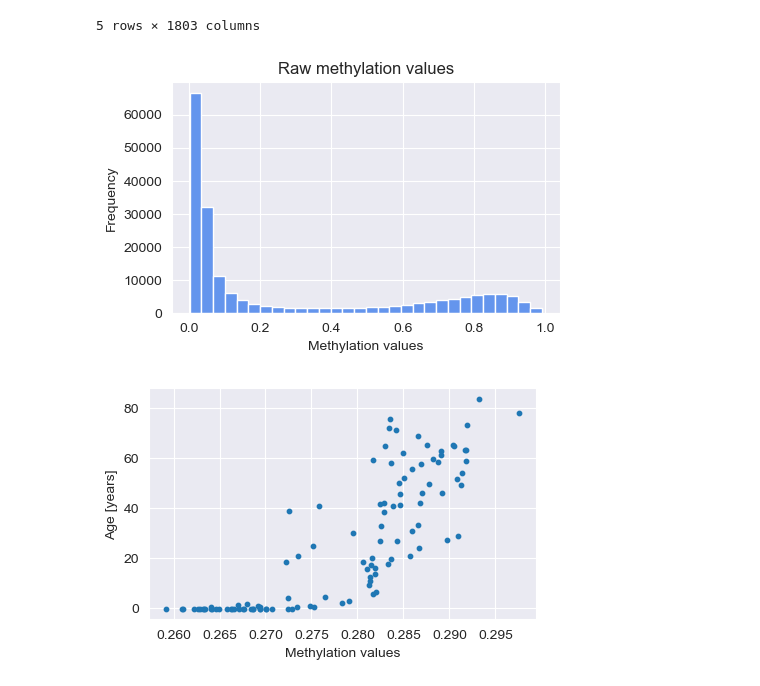
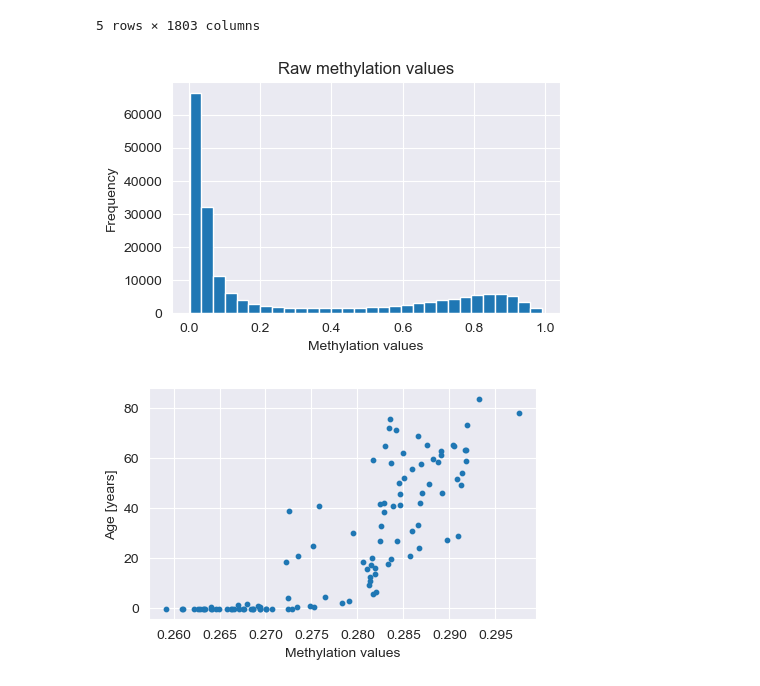
Before and after one commit to olxssa/computational_genomics, a Jupyter notebook: Final_Report.ipynb, the cells around one changed output. Cells and saved outputs as stored; diff of their text form; code cells hidden in the pictures.

```diff
--- a/Final_Report.ipynb
+++ b/Final_Report.ipynb
@@ -95,16 +95,16 @@ Number of CpG methylation sites: 1798
 # %%
 # Plot histogram of methylation values
 
 methylation_values = data_merged.iloc[:, 5:].values.flatten()
 
 fig, ax = plt.subplots(figsize=(5, 3))
-plt.hist(methylation_values, bins=30, edgecolor="white", color="cornflowerblue")
+plt.hist(methylation_values, bins=30, edgecolor="white")
 plt.title("Raw methylation values")
 plt.xlabel("Methylation values")
 plt.ylabel("Frequency")
 plt.show()
 # %% [output]
-[figure, old version]
+[figure, new version]
 # %%
 # Take a look if there is a general trend in the data
 # By taking the mean of methylation values over the rows
```
Also changed, not shown: parts of 19 cells of this notebook.
